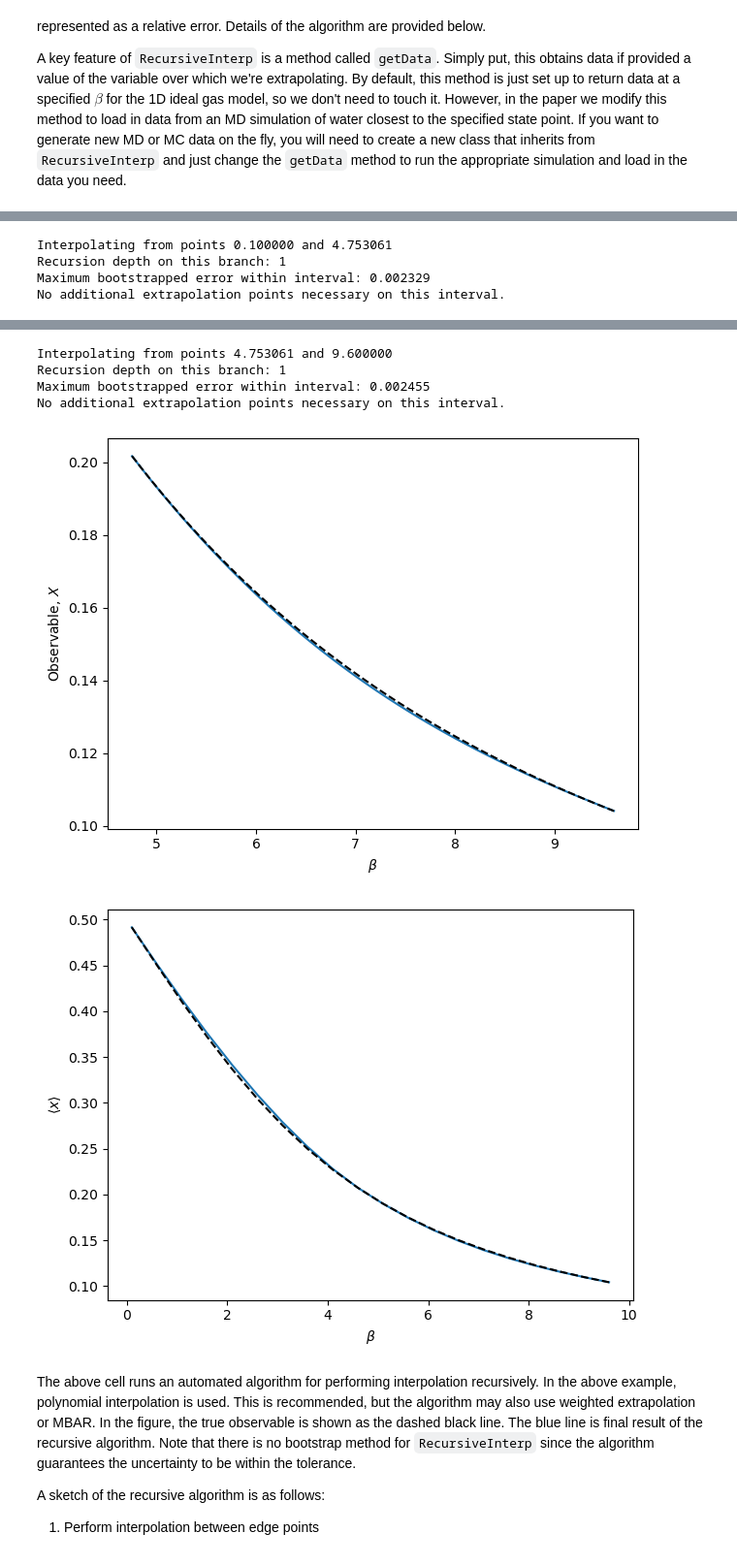
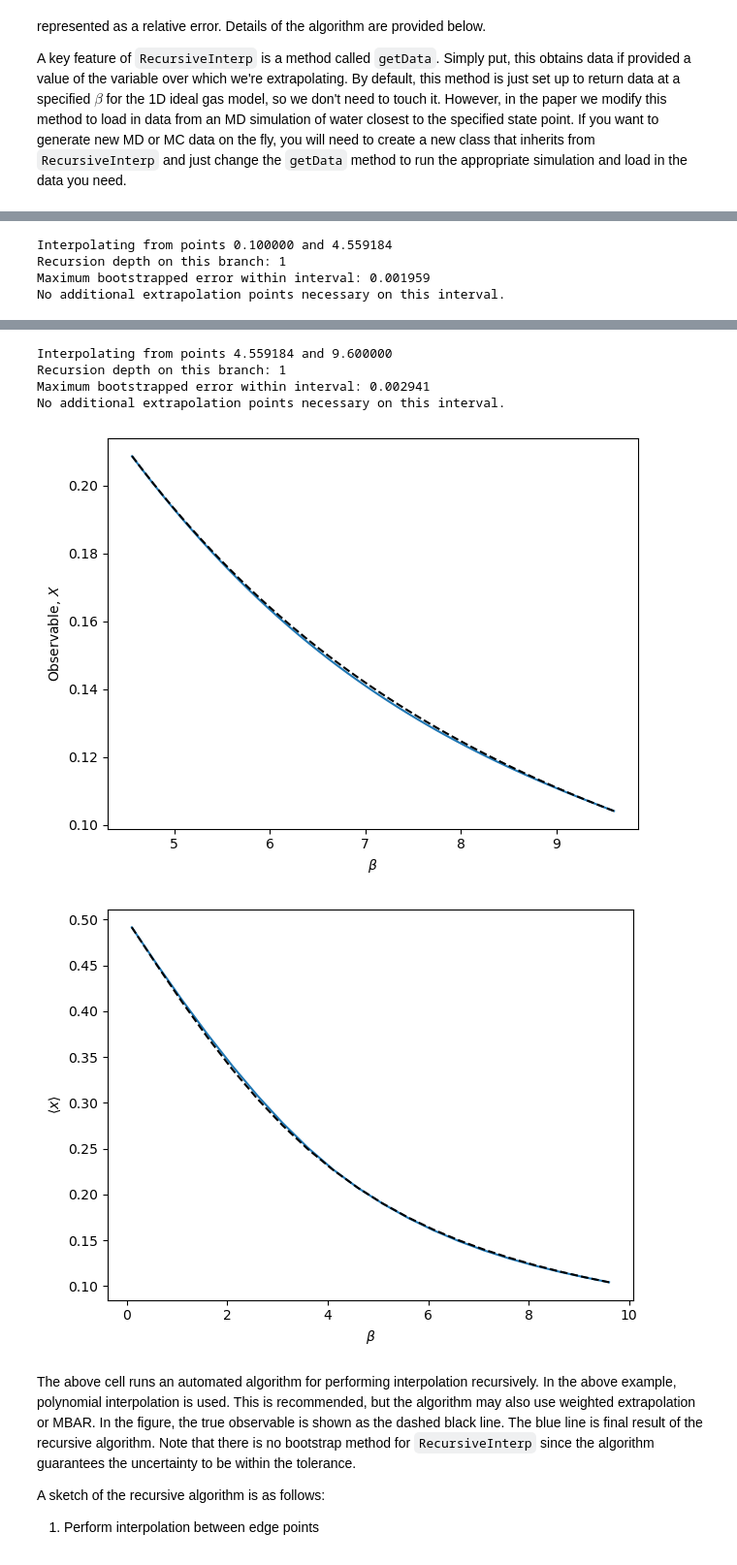
Before and after one commit to usnistgov/thermoextrap, a Jupyter notebook: notebooks/Temperature_Interp.ipynb, the cells around one changed output, grey strips where cells are left out. Shown at 97% size. Drawn from its saved outputs; the diff is of its cells as text; code cells hidden in the pictures.

```diff
--- a/notebooks/Temperature_Interp.ipynb
+++ b/notebooks/Temperature_Interp.ipynb
@@ -102,14 +106,13 @@ A key feature of `RecursiveInterp` is a method called `getData`. Simply put, thi
 derivs = xpan_beta.factory_derivatives()
 
 #Create the recursive model
-intPpiecewise = xtrapy.recursive_interp.RecursiveInterp(xtrapy.InterpModel, derivs,
-                                                        [betas[0], betas[-1]],
-                                                        maxOrder=1, errTol=0.003)
+intPpiecewise = recursive_interp.RecursiveInterp(xtrapy.InterpModel, derivs,
+                                                 [betas[0], betas[-1]],
+                                                 maxOrder=1, errTol=0.003)
 
 #Train it recursively until error tolerance reached
 #Turn off verbose or doPlot if don't want to see progress of algorithm
 #plotCompareFunc provides the true values to compare to in the figure
-np.random.seed(42)
 intPpiecewise.recursiveTrain(betas[0], betas[-1], verbose=True, doPlot=True, plotCompareFunc=idealgas.x_ave)
 
 #Obtain predictions from our model, which will be based on piecewise interpolating polynomials
@@ -137,4 +140,4 @@ Selected new extrapolation point: 4.753061
-Interpolating from points 0.100000 and 4.753061
+Interpolating from points 0.100000 and 4.559184
 Recursion depth on this branch: 1
-Maximum bootstrapped error within interval: 0.002329
+Maximum bootstrapped error within interval: 0.001959
 No additional extrapolation points necessary on this interval.
@@ -142,8 +145,8 @@ No additional extrapolation points necessary on this interval.
-Interpolating from points 4.753061 and 9.600000
+Interpolating from points 4.559184 and 9.600000
 Recursion depth on this branch: 1
-Maximum bootstrapped error within interval: 0.002455
+Maximum bootstrapped error within interval: 0.002941
 No additional extrapolation points necessary on this interval.
-[figure, old version]
+[figure, new version]
 [figure]
 # %% [markdown]
 The above cell runs an automated algorithm for performing interpolation recursively. In the above example, polynomial interpolation is used. This is recommended, but the algorithm may also use weighted extrapolation or MBAR. In the figure, the true observable is shown as the dashed black line. The blue line is final result of the recursive algorithm. Note that there is no bootstrap method for `RecursiveInterp` since the algorithm guarantees the uncertainty to be within the tolerance.
```
Also changed, not shown: parts of 13 cells of this notebook.
